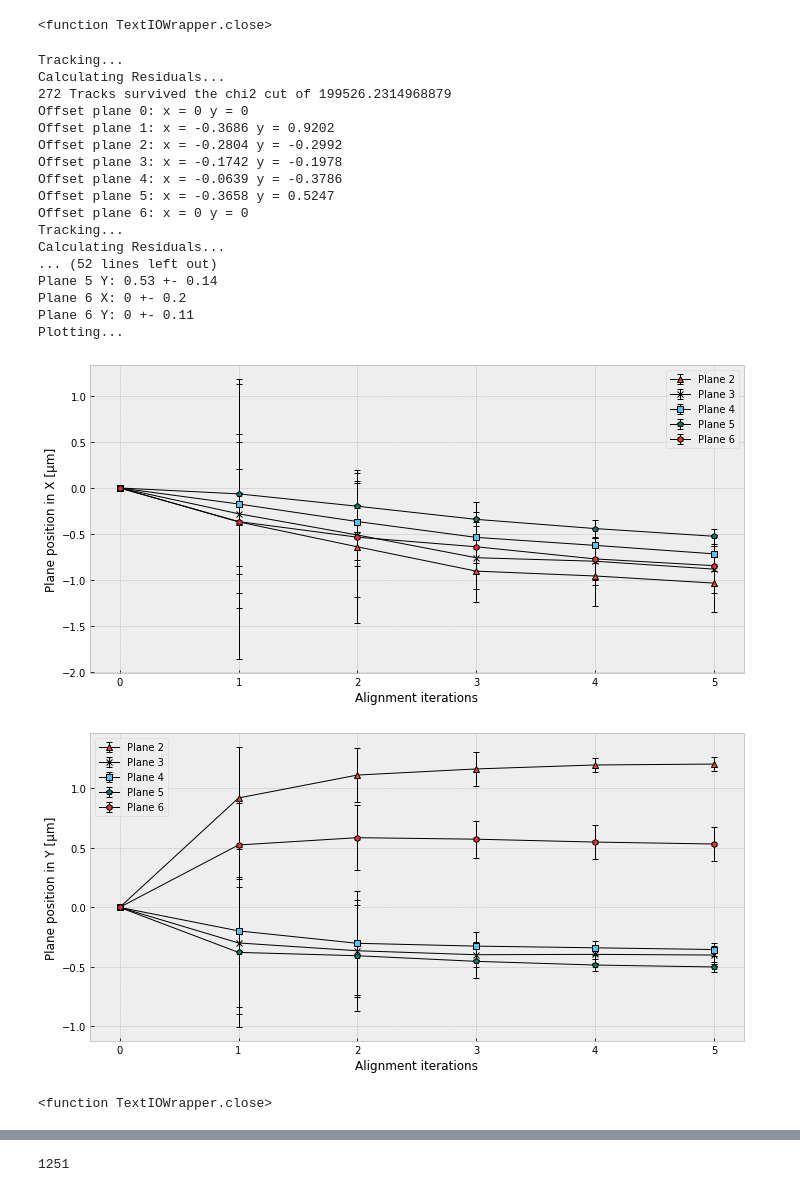
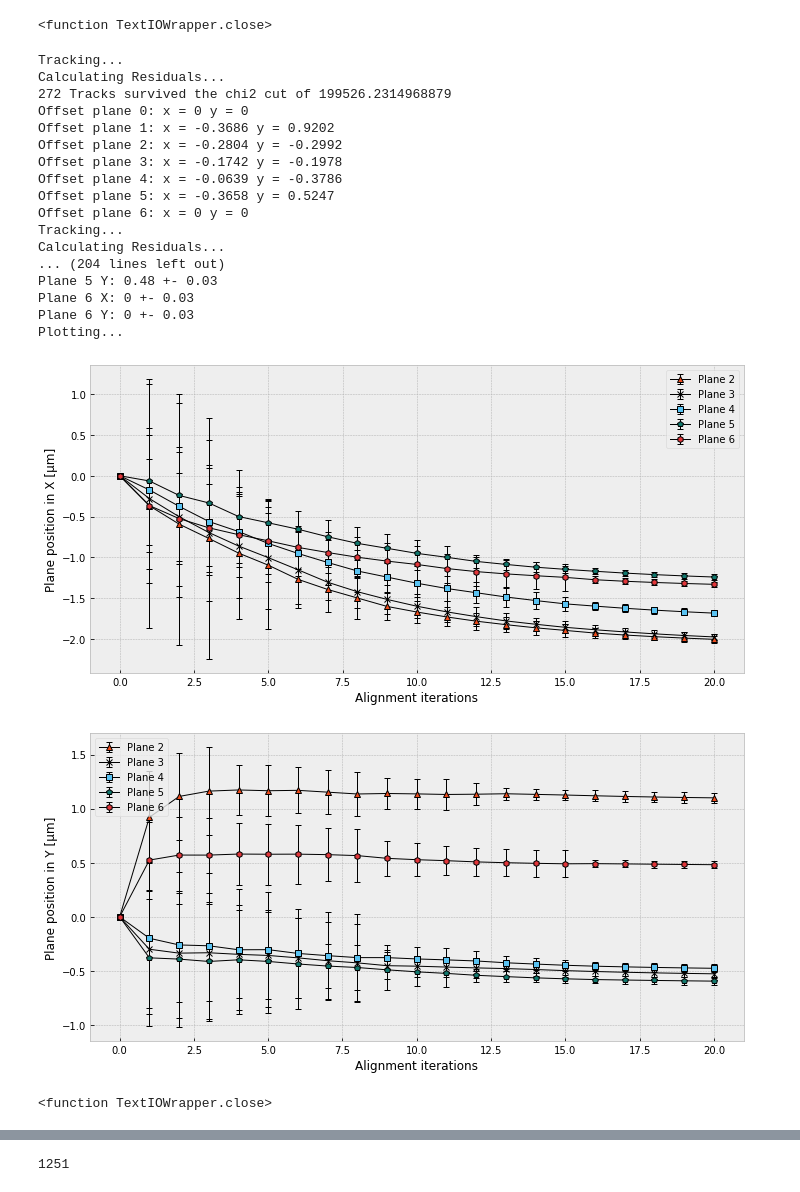
Before and after one commit to DavidSchledewitz/Awesome_Cosmics, a Jupyter notebook: 3_Manual_Analysis/Tutorial.ipynb, the cells around one changed output, grey strips where cells are left out. Saved outputs shown, nothing was run; the diff lists cells and outputs as text; code cells hidden in the pictures.

```diff
--- a/3_Manual_Analysis/Tutorial.ipynb
+++ b/3_Manual_Analysis/Tutorial.ipynb
@@ -541,8 +507,8 @@ fx.close
 <function TextIOWrapper.close>
 # %%
 planes_used = [0,6]   #Planes fixed for alignment
-alignments = 5       #Number of alignment steps (~50 recommended)
-fine_alignments = 1  #Number of fine alignment steps (~10 recommended)
+alignments = 20       #Number of alignment steps (~50 recommended)
+fine_alignments = 5  #Number of fine alignment steps (~10 recommended)
 plot_each_step = False
 # Gradually decrease chi2 and then perform fine alignment after good tracks are reached
 chi2_cut = np.logspace(5.3,2.7,alignments-fine_alignments)
@@ -629,6 +595,12 @@ for a in range(alignments):
             std_hit.append(np.sqrt((ppx**2+ppy**2)/2)*hit_data[track][plane]["sdev"])
             d.append(np.linalg.norm(xz-x0))
 
+        #Add an entry into the dictionary containing the track coordinates
+        hit_data[track]["Track_Point_1"], hit_data[track]["Track_Point_2"] = [],[]
+        for i in range(3):
+            hit_data[track]["Track_Point_1"].append(x1[i])
+            hit_data[track]["Track_Point_2"].append(x2[i])
+
         # From there, calculate chi2 to determine the goodness of the fit
         chi2 = 0
         for entry in range(len(d)):
@@ -662,9 +634,9 @@ for a in range(alignments):
         if min_chi2_reached:
             for plane in range(7):
                 if (hit_data[track][plane]['XC'] == -1): continue
-                if (abs(hit_data[track][plane]['resx']) <= 10):
+                if (abs(hit_data[track][plane]['resx']) <= 10*ppx):
                     Res[plane]['x'].append(hit_data[track][plane]['resx'])
-                if (abs(hit_data[track][plane]['resy']) <= 10):
+                if (abs(hit_data[track][plane]['resy']) <= 10*ppy):
                     Res[plane]['y'].append(hit_data[track][plane]['resy'])
 
         # Before min chi2 is reached
@@ -741,39 +713,39 @@ plt.figure(figsize=(10,5))
 plt.xlabel('Alignment iterations')
 plt.ylabel('Plane position in Y [μm]')
 #plt.ylim(-1200,600)
 for plane in range(7):
     if plane in planes_used: continue
     plt.errorbar(xaxis,posy[plane],yerr=dposy[plane], label='Plane {}'.format(plane+1),
             linewidth=1,marker=markers[plane],color='black',capsize=3,mfc=col[plane])
 plt.legend()
 plt.tight_layout()
 plt.show()
 # }}}
 
 # Write to file for further anaylsis
 fx = open("hit_data_aligned.py","w")
 fx.write("hit_data = "+str(hit_data))
 fx.close
 # %% [output]
 Tracking...
 Calculating Residuals...
 272 Tracks survived the chi2 cut of 199526.2314968879
 Offset plane 0: x = 0 y = 0
 Offset plane 1: x = -0.3686 y = 0.9202
 Offset plane 2: x = -0.2804 y = -0.2992
 Offset plane 3: x = -0.1742 y = -0.1978
 Offset plane 4: x = -0.0639 y = -0.3786
 Offset plane 5: x = -0.3658 y = 0.5247
 Offset plane 6: x = 0 y = 0
 Tracking...
 Calculating Residuals...
-... (52 lines left out)
-Plane 5 Y: 0.53 +- 0.14
-Plane 6 X: 0 +- 0.2
-Plane 6 Y: 0 +- 0.11
+... (204 lines left out)
+Plane 5 Y: 0.48 +- 0.03
+Plane 6 X: 0 +- 0.03
+Plane 6 Y: 0 +- 0.03
 Plotting...
-[figure, old version]
+[figure, new version]
-[figure, old version]
+[figure, new version]
 <function TextIOWrapper.close>
 # %%
 plotchi2(6000,np.arange(0,6000,150))
```
Also changed, not shown: parts of 4 cells of this notebook, 3 other files.
